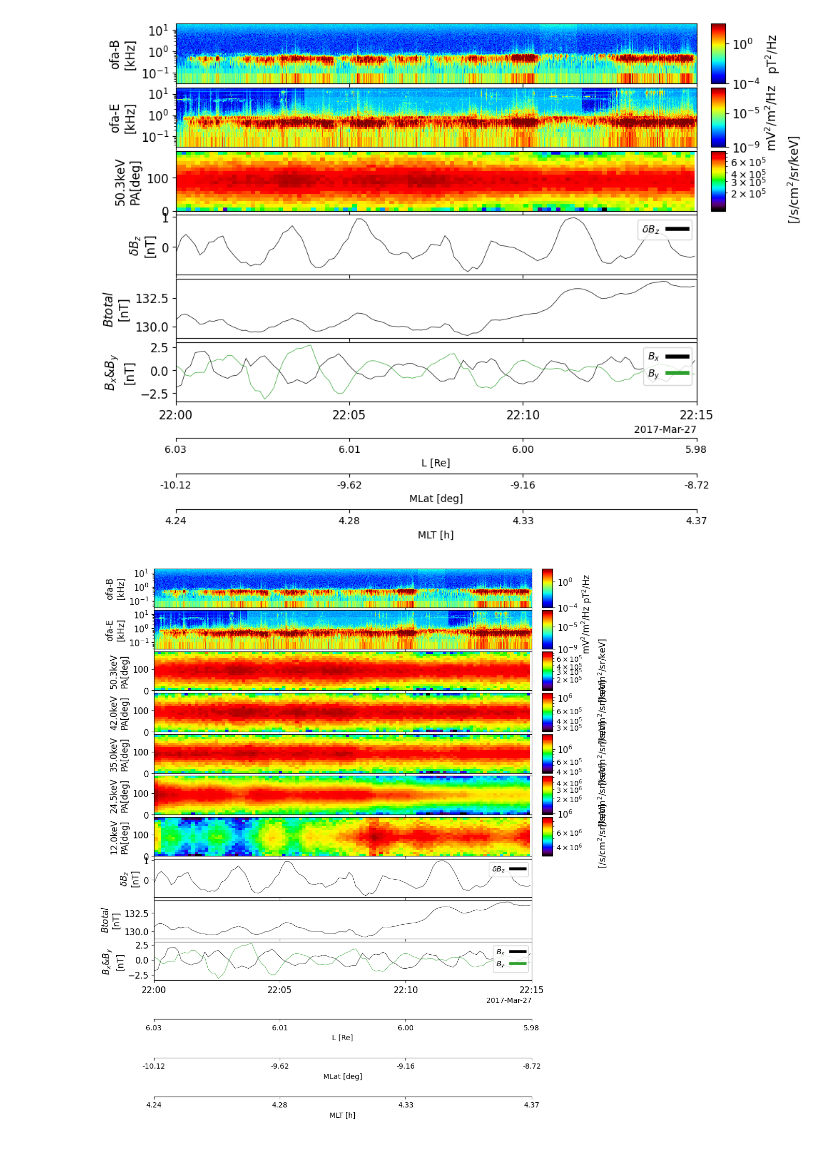
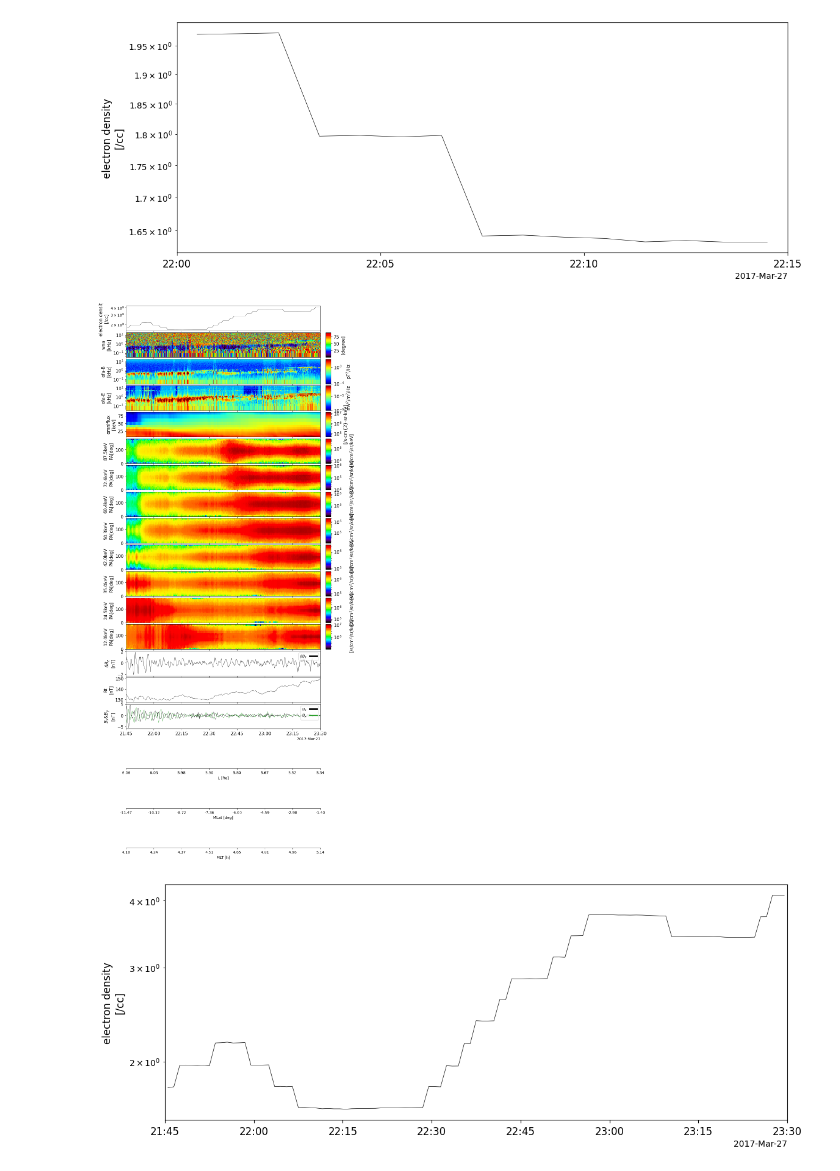
Before and after one commit to JackKTachi/duct_analysis, a Jupyter notebook: basic/ULF_duct_2017Mar27.ipynb, the cells around one changed output. Drawn from its saved outputs; the diff is of its cells as text; code cells hidden in the pictures.

```diff
--- a/basic/ULF_duct_2017Mar27.ipynb
+++ b/basic/ULF_duct_2017Mar27.ipynb
@@ -84,7 +130,15 @@ udp.ULF_duct_plot_12to50('kevec_polar_132','erg_pwe_ofa_l2_spec_B_spectra_132',
+# %%
+pytplot.xlim(pr_3[0], pr_3[1])
+pytplot.tplot('ne_mgf')
+# %% [output]
+[figure, added]
 # %%
-pr_3 = ['2017-03-27 22:00:00','2017-03-27 22:15:00']
-udp.ULF_duct_plot('erg_pwe_ofa_l2_spec_B_spectra_132', 'erg_pwe_ofa_l2_spec_E_spectra_132', 'erg_mepe_l3_pa_FEDU_50.3keV', 'delta_z', 'erg_mgf_l2_magt_8sec', 'erg_mgf_l2_mag_8sec_MAF_x&y', 'erg_orb_l2_pos_rmlatmlt', pr_3)
-udp.ULF_duct_plot_12to50('kevec_polar_132','erg_pwe_ofa_l2_spec_B_spectra_132', 'erg_pwe_ofa_l2_spec_E_spectra_132', 'erg_mepe_l3_pa_FEDU_50.3keV', 'erg_mepe_l3_pa_FEDU_42.0keV','erg_mepe_l3_pa_FEDU_35.0keV','erg_mepe_l3_pa_FEDU_24.5keV','erg_mepe_l3_pa_FEDU_12.0keV', 'delta_z', 'erg_mgf_l2_magt_8sec', 'erg_mgf_l2_mag_8sec_MAF_x&y', 'erg_orb_l2_pos_rmlatmlt', pr_3)
+pr_4 = ['2017-03-27 21:45:00','2017-03-27 23:30:00']
+udp2.ULF_duct_plot_12to50('ne_mgf','kvec_polar_132','erg_pwe_ofa_l2_spec_B_spectra_132', 'erg_pwe_ofa_l2_spec_E_spectra_132', 'erg_mepe_l2_omniflux_FEDO', 'erg_mepe_l3_pa_FEDU_87.5keV', 'erg_mepe_l3_pa_FEDU_72.6keV', 'erg_mepe_l3_pa_FEDU_60.4keV','erg_mepe_l3_pa_FEDU_50.3keV', 'erg_mepe_l3_pa_FEDU_42.0keV','erg_mepe_l3_pa_FEDU_35.0keV','erg_mepe_l3_pa_FEDU_24.5keV','erg_mepe_l3_pa_FEDU_12.0keV', 'delta_z', 'erg_mgf_l2_magt_8sec', 'erg_mgf_l2_mag_8sec_MAF_x&y', 'erg_orb_l2_pos_rmlatmlt', pr_4)
 # %% [output]
-[figure, old version]
+[figure, new version]
-[figure, removed]
+# %%
+pytplot.xlim(pr_4[0], pr_4[1])
+pytplot.tplot('ne_mgf')
+# %% [output]
+[figure, added]
```
Also changed, not shown: parts of 9 cells of this notebook, 18 other files.
